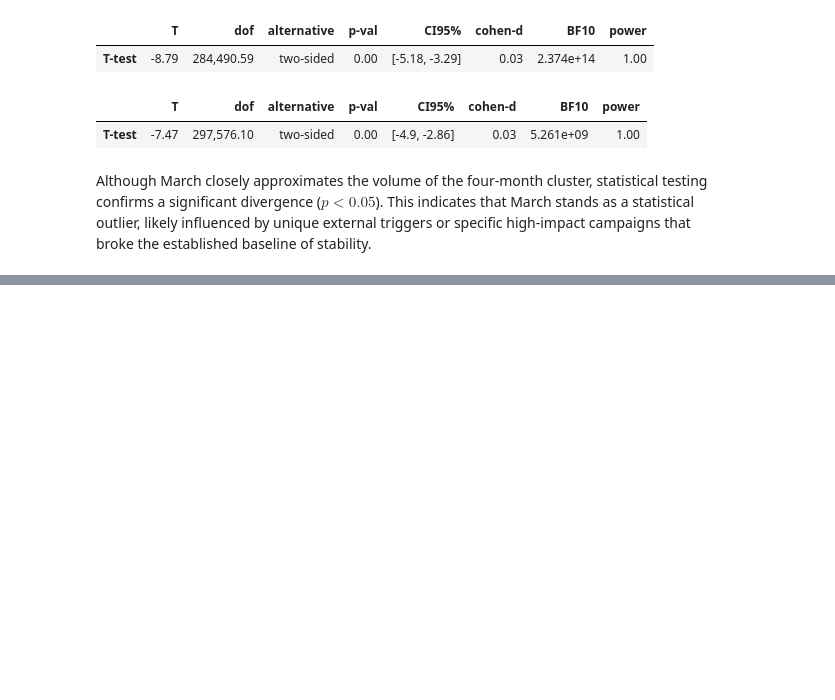
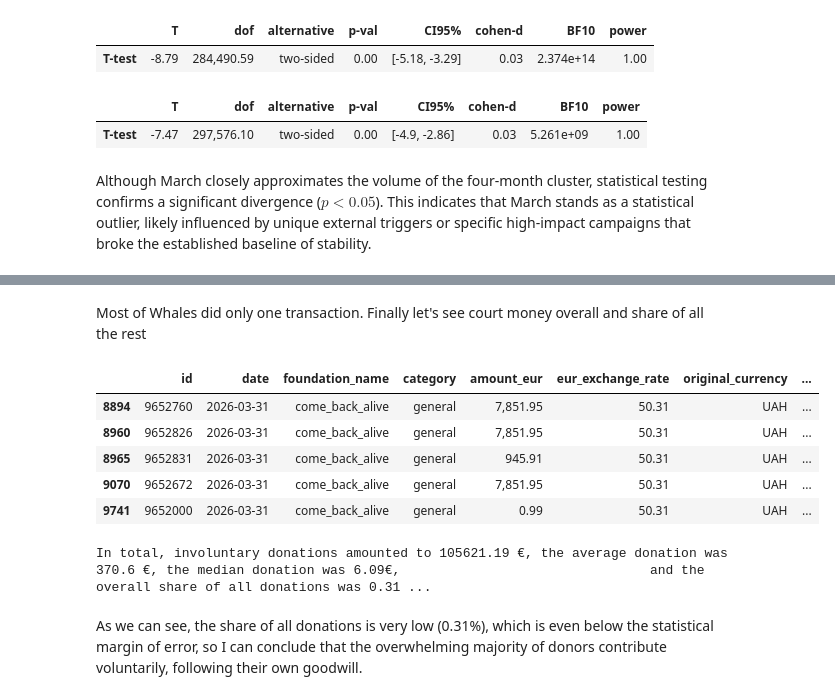
Before and after one commit to Gipnokrolik/ua-aid-intelligence-hub, a Jupyter notebook: notebooks/grassroots_funding_analisys.ipynb, the cells around one changed output, grey strips where cells are left out. Cells and saved outputs as stored; diff of their text form; code cells hidden in the pictures; blank space fills up the shorter version.

```diff
--- a/notebooks/grassroots_funding_analisys.ipynb
+++ b/notebooks/grassroots_funding_analisys.ipynb
@@ -547,0 +632,11 @@ Although March closely approximates the volume of the four-month cluster, statis
+# %% [markdown]
+Most of Whales did only one transaction. Finally let's see court money overall and share of all the rest
+# %%
+df_court.head()
+# %% [output]
+|  | id | date | foundation_name | category | amount_eur | eur_exchange_rate | original_currency | ... |
+| 8894 | 9652760 | 2026-03-31 | come_back_alive | general | 7,851.95 | 50.31 | UAH | ... |
+| 8960 | 9652826 | 2026-03-31 | come_back_alive | general | 7,851.95 | 50.31 | UAH | ... |
+| 8965 | 9652831 | 2026-03-31 | come_back_alive | general | 945.91 | 50.31 | UAH | ... |
+| 9070 | 9652672 | 2026-03-31 | come_back_alive | general | 7,851.95 | 50.31 | UAH | ... |
+| 9741 | 9652000 | 2026-03-31 | come_back_alive | general | 0.99 | 50.31 | UAH | ... |
@@ -547,0 +649,7 @@ Although March closely approximates the volume of the four-month cluster, statis
+# %%
+print(f'In total, involuntary donations amounted to {total} €, the average donation was {average} €, the median donation was {median}€,\
+                                and the overall share of all donations was {share}%.')
+# %% [output]
+In total, involuntary donations amounted to 105621.19 €, the average donation was 370.6 €, the median donation was 6.09€,                                and the overall share of all donations was 0.31 ...
+# %% [markdown]
+As we can see, the share of all donations is very low (0.31%), which is even below the statistical margin of error, so I can conclude that the overwhelming majority of donors contribute voluntarily, following their own goodwill.
```
Also changed, not shown: parts of 12 cells of this notebook.
